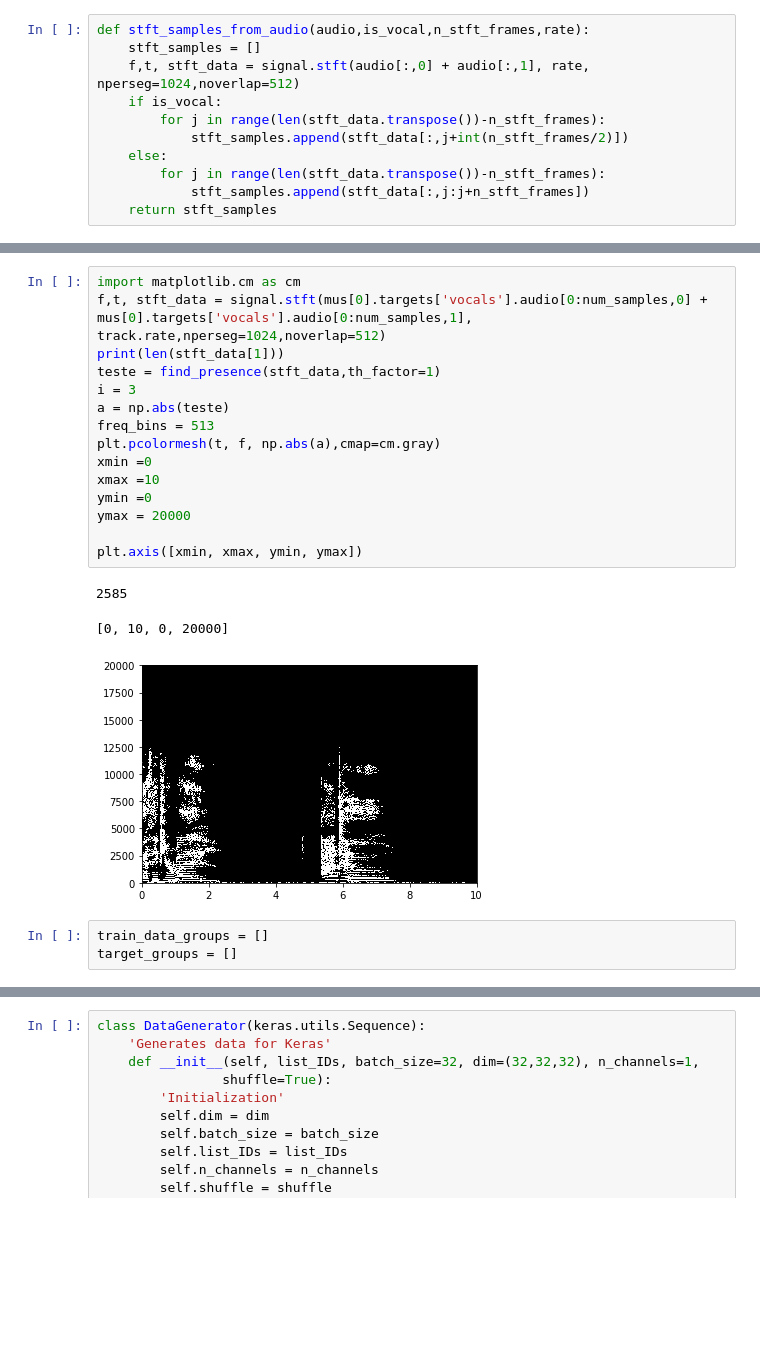
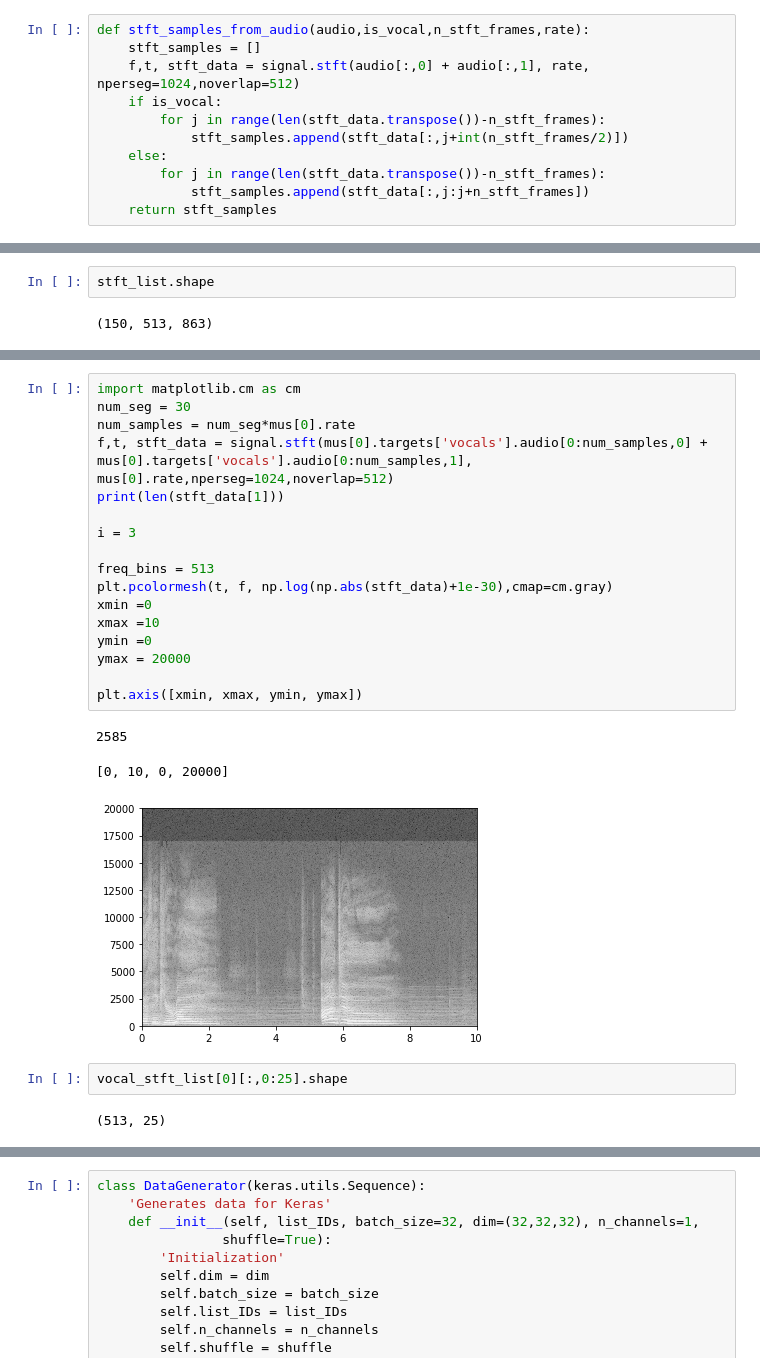
Before and after one commit to pedrohlopes/teste, a Jupyter notebook: gen_dataset.ipynb, the cells around one changed output, grey strips where cells are left out. Drawn from its saved outputs; the diff is of its cells as text; blank space fills up the shorter version.

```diff
--- a/gen_dataset.ipynb
+++ b/gen_dataset.ipynb
@@ -100,29 +97,36 @@ for i in range(len(mus)):
+# %%
+stft_list.shape
+# %% [output]
+(150, 513, 863)
 # %%
 ipd.Audio(track.audio[0:num_samples,0],rate=mus[0].rate)
 # %% [output]
 [interactive output not drawn]
 # %%
 import matplotlib.cm as cm
-f,t, stft_data = signal.stft(mus[0].targets['vocals'].audio[0:num_samples,0] + mus[0].targets['vocals'].audio[0:num_samples,1], track.rate,nperseg=1024,noverlap=512)
+num_seg = 30
+num_samples = num_seg*mus[0].rate
+f,t, stft_data = signal.stft(mus[0].targets['vocals'].audio[0:num_samples,0] + mus[0].targets['vocals'].audio[0:num_samples,1], mus[0].rate,nperseg=1024,noverlap=512)
 print(len(stft_data[1]))
-teste = find_presence(stft_data,th_factor=1)
+
 i = 3
-a = np.abs(teste)
+
 freq_bins = 513
-plt.pcolormesh(t, f, np.abs(a),cmap=cm.gray)
+plt.pcolormesh(t, f, np.log(np.abs(stft_data)+1e-30),cmap=cm.gray)
 xmin =0
 xmax =10
 ymin =0
 ymax = 20000
 
 plt.axis([xmin, xmax, ymin, ymax])
 # %% [output]
 2585
 [0, 10, 0, 20000]
-[figure, old version]
+[figure, new version]
-# %%
-train_data_groups = []
-target_groups = []
+# %%
+vocal_stft_list[0][:,0:25].shape
+# %% [output]
+(513, 25)
 # %%
 train_data_groups = []
 target_groups = []
```
Also changed, not shown: parts of 10 cells of this notebook, 1 other file.
